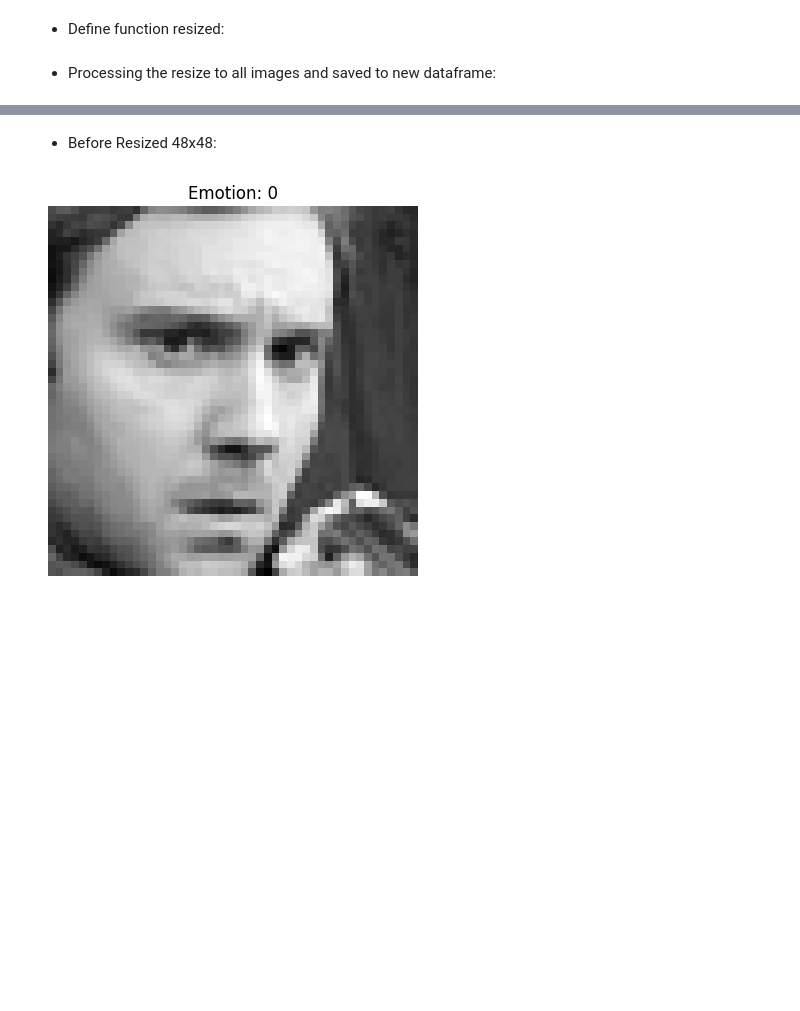
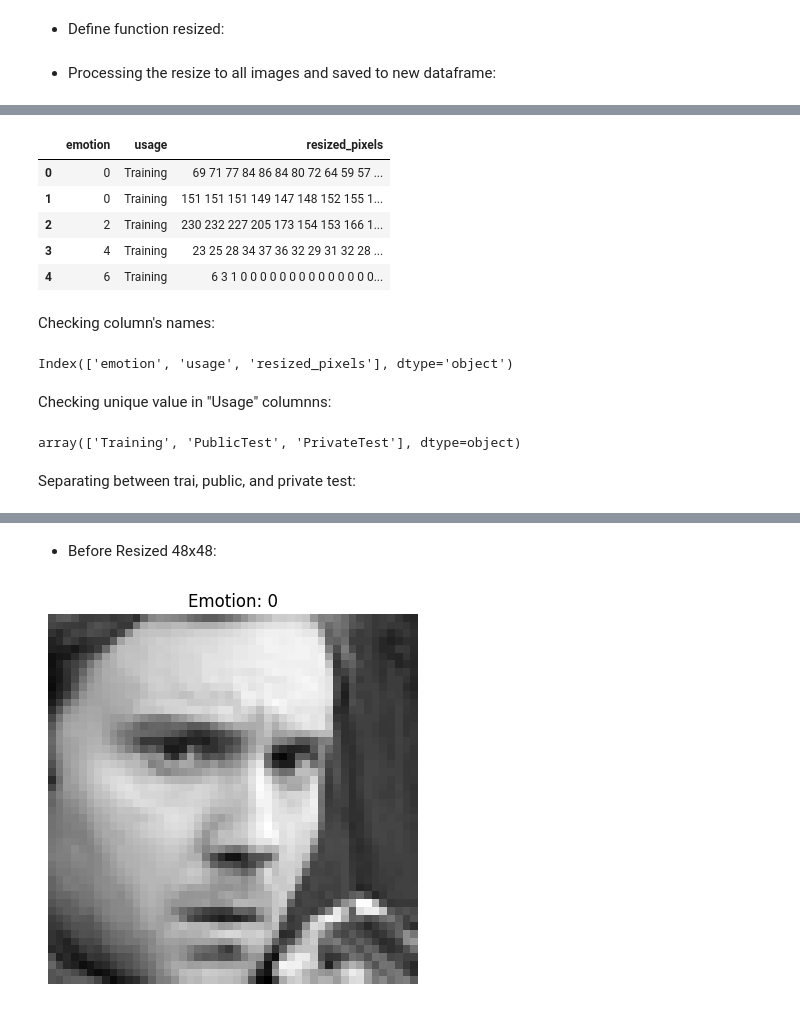
Before and after one commit to AndoZR/scriptc, a Jupyter notebook: SKRIPSI/ScrIptC_3.ipynb, the cells around one changed output, grey strips where cells are left out. Saved outputs shown, nothing was run; the diff lists cells and outputs as text; code cells hidden in the pictures; blank space fills up the shorter version.

```diff
--- a/SKRIPSI/ScrIptC_3.ipynb
+++ b/SKRIPSI/ScrIptC_3.ipynb
@@ -208,0 +183,23 @@ processed_images_df_train.head()
+# %%
+df_resized.head()
+# %% [output]
+|  | emotion | usage | resized_pixels |
+| 0 | 0 | Training | 69 71 77 84 86 84 80 72 64 59 57 ... |
+| 1 | 0 | Training | 151 151 151 149 147 148 152 155 1... |
+| 2 | 2 | Training | 230 232 227 205 173 154 153 166 1... |
+| 3 | 4 | Training | 23 25 28 34 37 36 32 29 31 32 28 ... |
+| 4 | 6 | Training | 6 3 1 0 0 0 0 0 0 0 0 0 0 0 0 0 0... |
+# %% [markdown]
+Checking column's names:
+# %%
+df_resized.columns
+# %% [output]
+Index(['emotion', 'usage', 'resized_pixels'], dtype='object')
+# %% [markdown]
+Checking unique value in "Usage" columnns:
+# %%
+df_resized['usage'].unique()
+# %% [output]
+array(['Training', 'PublicTest', 'PrivateTest'], dtype=object)
+# %% [markdown]
+Separating between trai, public, and private test:
```
Also changed, not shown: parts of 31 cells of this notebook.
